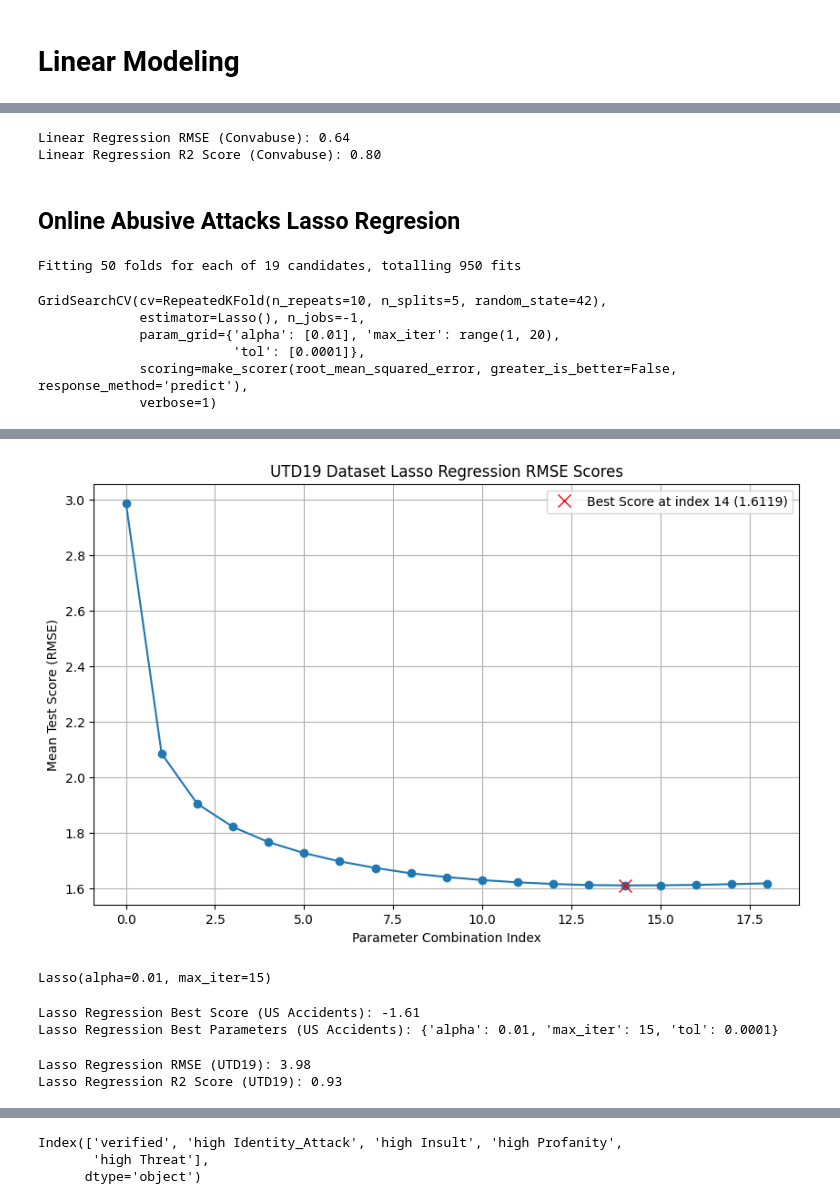
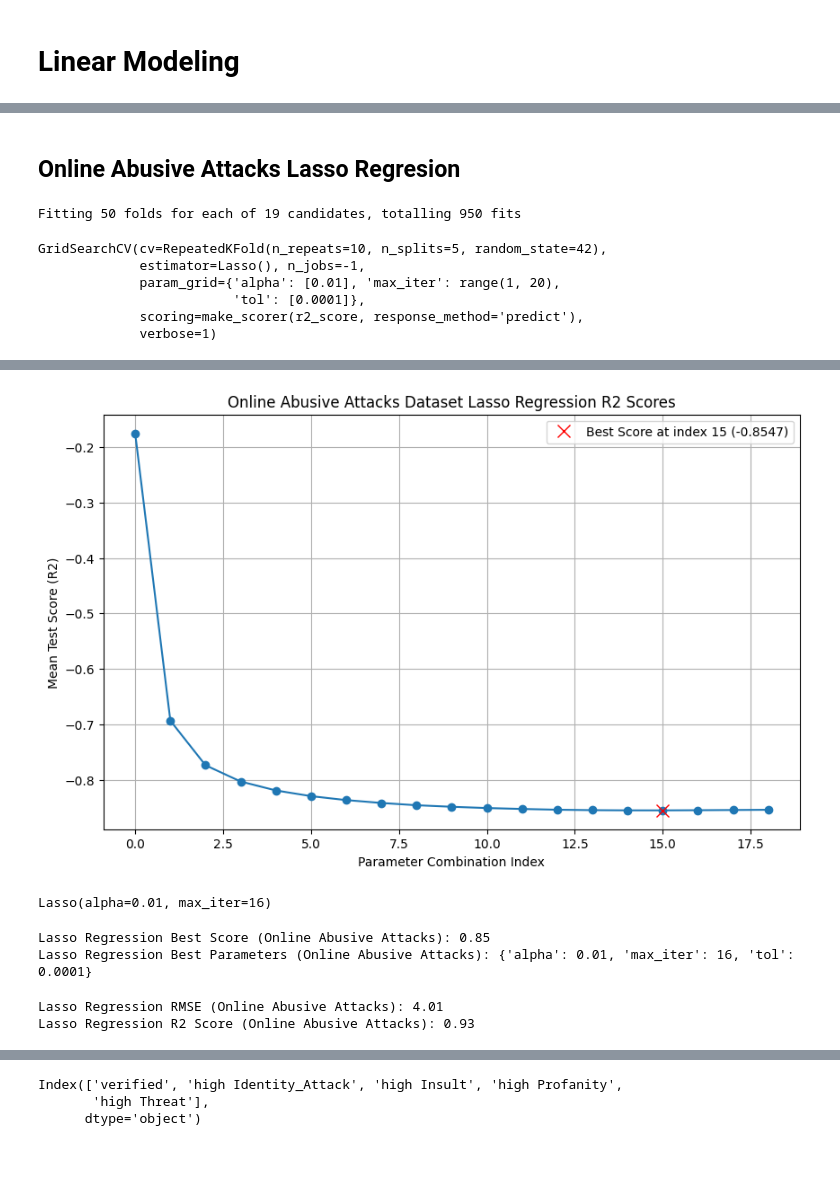
Before and after one commit to cfornesa/political_polarization, a Jupyter notebook: Modelling-2_Feature-Regression.ipynb, the cells around one changed output, grey strips where cells are left out. Saved outputs shown, nothing was run; the diff lists cells and outputs as text; code cells hidden in the pictures; blank space fills up the shorter version.

```diff
--- a/Modelling-2_Feature-Regression.ipynb
+++ b/Modelling-2_Feature-Regression.ipynb
@@ -601,17 +90,3 @@ LinearRegression()
-# %%
-# Predict using convabuse_elasticnet_linear_model
-convabuse_elasticnet_linear_predictions = convabuse_elasticnet_linear_model.predict(convabuse_elasticnet_X_test)
-
-# Get the RMSE and R2 scores
-convabuse_elasticnet_linear_rmse = root_mean_squared_error(convabuse_y_test, convabuse_elasticnet_linear_predictions)
-convabuse_elasticnet_linear_r2 = r2_score(convabuse_y_test, convabuse_elasticnet_linear_predictions)
-
-# Print
-print(f"Linear Regression RMSE (Convabuse): {convabuse_elasticnet_linear_rmse:.2f}")
-print(f"Linear Regression R2 Score (Convabuse): {convabuse_elasticnet_linear_r2:.2f}")
-# %% [output]
-Linear Regression RMSE (Convabuse): 0.64
-Linear Regression R2 Score (Convabuse): 0.80
 # %% [markdown]
 ## Online Abusive Attacks Lasso Regresion
 # %%
@@ -626,7 +101,7 @@ online_abusive_attacks_lasso_param_grid = {
 online_abusive_attacks_lasso_regressor = GridSearchCV(
     online_abusive_attacks_lasso,
     param_grid=online_abusive_attacks_lasso_param_grid,
-    scoring=rmse_scorer,
+    scoring=r2_scorer,
     cv=online_abusive_attacks_lasso_cv,
     n_jobs=-1,  # Speeds up computation using all cores
     verbose=1   # (Optional) Shows progress
@@ -639,7 +114,7 @@ GridSearchCV(cv=RepeatedKFold(n_repeats=10, n_splits=5, random_state=42),
              estimator=Lasso(), n_jobs=-1,
              param_grid={'alpha': [0.01], 'max_iter': range(1, 20),
                          'tol': [0.0001]},
-             scoring=make_scorer(root_mean_squared_error, greater_is_better=False, response_method='predict'),
+             scoring=make_scorer(r2_score, response_method='predict'),
              verbose=1)
 # %%
 pprint(online_abusive_attacks_lasso_regressor.cv_results_["params"])
@@ -666,32 +141,32 @@ pprint(online_abusive_attacks_lasso_regressor.cv_results_["params"])
 # %%
 # Graph the scoring results
 plt.figure(figsize=(10, 6))
 # Flip the sign of the mean test score to plot RMSE
 plt.plot(-online_abusive_attacks_lasso_regressor.cv_results_['mean_test_score'], marker='o')
 # Plot the best score as a red x
 plt.plot(online_abusive_attacks_lasso_regressor.best_index_, -online_abusive_attacks_lasso_regressor.best_score_, 'rx', markersize=10, label=f"Best Score at index {online_abusive_attacks_lasso_regressor.best_index_} ({-online_abusive_attacks_lasso_regressor.best_score_:.4f})")
 plt.legend()
-plt.title('UTD19 Dataset Lasso Regression RMSE Scores')
+plt.title('Online Abusive Attacks Dataset Lasso Regression R2 Scores')
 plt.xlabel('Parameter Combination Index')
-plt.ylabel('Mean Test Score (RMSE)')
+plt.ylabel('Mean Test Score (R2)')
 plt.grid()
 plt.show()
 # %% [output]
-[figure, old version]
+[figure, new version]
 # %%
 online_abusive_attacks_lasso_best_score = -online_abusive_attacks_lasso_regressor.best_score_
 online_abusive_attacks_lasso_best_params = online_abusive_attacks_lasso_regressor.best_params_
 online_abusive_attacks_lasso_best_estimator = online_abusive_attacks_lasso_regressor.best_estimator_
 online_abusive_attacks_lasso_best_estimator
 # %% [output]
-Lasso(alpha=0.01, max_iter=15)
+Lasso(alpha=0.01, max_iter=16)
 # %%
 # Print the best score and parameters for Online Abusive Attacks Lasso Regression
-print(f"Lasso Regression Best Score (US Accidents): {-online_abusive_attacks_lasso_best_score:.2f}")
-print(f"Lasso Regression Best Parameters (US Accidents): {online_abusive_attacks_lasso_best_params}")
+print(f"Lasso Regression Best Score (Online Abusive Attacks): {-online_abusive_attacks_lasso_best_score:.2f}")
+print(f"Lasso Regression Best Parameters (Online Abusive Attacks): {online_abusive_attacks_lasso_best_params}")
 # %% [output]
-Lasso Regression Best Score (US Accidents): -1.61
-Lasso Regression Best Parameters (US Accidents): {'alpha': 0.01, 'max_iter': 15, 'tol': 0.0001}
+Lasso Regression Best Score (Online Abusive Attacks): 0.85
+Lasso Regression Best Parameters (Online Abusive Attacks): {'alpha': 0.01, 'max_iter': 16, 'tol': 0.0001}
 # %%
 # Predict on the test data using the best estimator
 online_abusive_attacks_lasso_predictions = online_abusive_attacks_lasso_best_estimator.predict(online_abusive_attacks_X_test)
@@ -701,11 +176,11 @@ online_abusive_attacks_lasso_rmse = root_mean_squared_error(online_abusive_attac
 online_abusive_attacks_lasso_r2 = r2_score(online_abusive_attacks_y_test, online_abusive_attacks_lasso_predictions)
 
 # Print the RMSE score for Online Abusive Attacks Lasso Regression
-print(f"Lasso Regression RMSE (UTD19): {online_abusive_attacks_lasso_rmse:.2f}")
-print(f"Lasso Regression R2 Score (UTD19): {online_abusive_attacks_lasso_r2:.2f}")
+print(f"Lasso Regression RMSE (Online Abusive Attacks): {online_abusive_attacks_lasso_rmse:.2f}")
+print(f"Lasso Regression R2 Score (Online Abusive Attacks): {online_abusive_attacks_lasso_r2:.2f}")
 # %% [output]
-Lasso Regression RMSE (UTD19): 3.98
-Lasso Regression R2 Score (UTD19): 0.93
+Lasso Regression RMSE (Online Abusive Attacks): 4.01
+Lasso Regression R2 Score (Online Abusive Attacks): 0.93
 # %%
 # Get the coefficients and intercept of Online Abusive Attacks Lasso Regression
 online_abusive_attacks_lasso_coefficients = online_abusive_attacks_lasso_best_estimator.coef_
```
Also changed, not shown: parts of 70 cells of this notebook, 56 other files.
